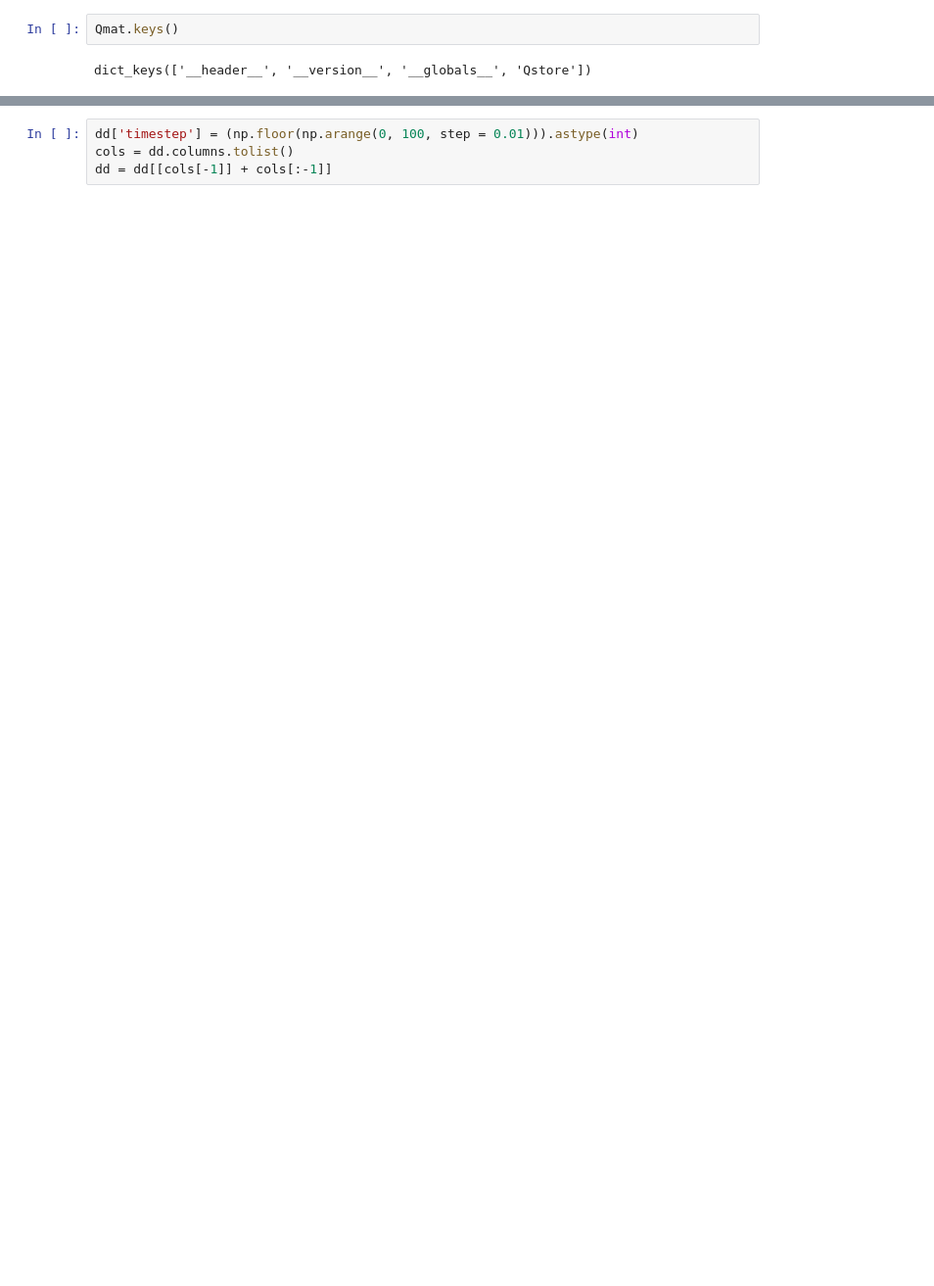
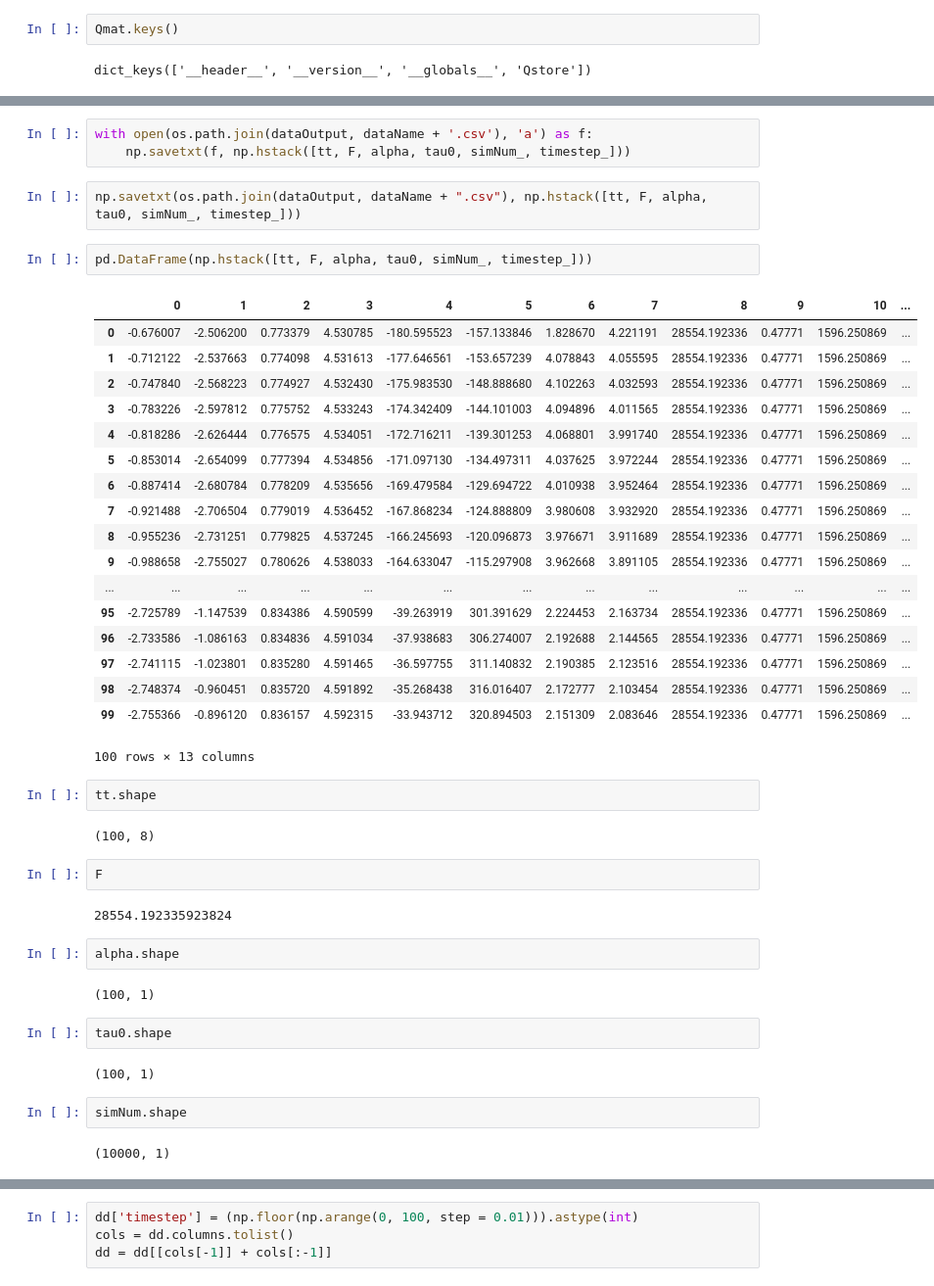
Before and after one commit to oliviatessa/MothMachineLearning, a Jupyter notebook: Train NN with large dataset.ipynb, the cells around one changed output, grey strips where cells are left out. Shown at 98% size. Saved outputs shown, nothing was run; the diff lists cells and outputs as text; blank space fills up the shorter version.

```diff
--- a/Train NN with large dataset.ipynb
+++ b/Train NN with large dataset.ipynb
@@ -49,0 +327,46 @@ print(dd.shape)
+# %%
+with open(os.path.join(dataOutput, dataName + '.csv'), 'a') as f:
+    np.savetxt(f, np.hstack([tt, F, alpha, tau0, simNum_, timestep_]))
+# %%
+np.savetxt(os.path.join(dataOutput, dataName + ".csv"), np.hstack([tt, F, alpha, tau0, simNum_, timestep_]))
+# %%
+pd.DataFrame(np.hstack([tt, F, alpha, tau0, simNum_, timestep_]))
+# %% [output]
+|  | 0 | 1 | 2 | 3 | 4 | 5 | 6 | 7 | 8 | 9 | 10 | ... |
+| 0 | -0.676007 | -2.506200 | 0.773379 | 4.530785 | -180.595523 | -157.133846 | 1.828670 | 4.221191 | 28554.192336 | 0.47771 | 1596.250869 | ... |
+| 1 | -0.712122 | -2.537663 | 0.774098 | 4.531613 | -177.646561 | -153.657239 | 4.078843 | 4.055595 | 28554.192336 | 0.47771 | 1596.250869 | ... |
+| 2 | -0.747840 | -2.568223 | 0.774927 | 4.532430 | -175.983530 | -148.888680 | 4.102263 | 4.032593 | 28554.192336 | 0.47771 | 1596.250869 | ... |
+| 3 | -0.783226 | -2.597812 | 0.775752 | 4.533243 | -174.342409 | -144.101003 | 4.094896 | 4.011565 | 28554.192336 | 0.47771 | 1596.250869 | ... |
+| 4 | -0.818286 | -2.626444 | 0.776575 | 4.534051 | -172.716211 | -139.301253 | 4.068801 | 3.991740 | 28554.192336 | 0.47771 | 1596.250869 | ... |
+| 5 | -0.853014 | -2.654099 | 0.777394 | 4.534856 | -171.097130 | -134.497311 | 4.037625 | 3.972244 | 28554.192336 | 0.47771 | 1596.250869 | ... |
+| 6 | -0.887414 | -2.680784 | 0.778209 | 4.535656 | -169.479584 | -129.694722 | 4.010938 | 3.952464 | 28554.192336 | 0.47771 | 1596.250869 | ... |
+| 7 | -0.921488 | -2.706504 | 0.779019 | 4.536452 | -167.868234 | -124.888809 | 3.980608 | 3.932920 | 28554.192336 | 0.47771 | 1596.250869 | ... |
+| 8 | -0.955236 | -2.731251 | 0.779825 | 4.537245 | -166.245693 | -120.096873 | 3.976671 | 3.911689 | 28554.192336 | 0.47771 | 1596.250869 | ... |
+| 9 | -0.988658 | -2.755027 | 0.780626 | 4.538033 | -164.633047 | -115.297908 | 3.962668 | 3.891105 | 28554.192336 | 0.47771 | 1596.250869 | ... |
+| ... | ... | ... | ... | ... | ... | ... | ... | ... | ... | ... | ... | ... |
+| 95 | -2.725789 | -1.147539 | 0.834386 | 4.590599 | -39.263919 | 301.391629 | 2.224453 | 2.163734 | 28554.192336 | 0.47771 | 1596.250869 | ... |
+| 96 | -2.733586 | -1.086163 | 0.834836 | 4.591034 | -37.938683 | 306.274007 | 2.192688 | 2.144565 | 28554.192336 | 0.47771 | 1596.250869 | ... |
+| 97 | -2.741115 | -1.023801 | 0.835280 | 4.591465 | -36.597755 | 311.140832 | 2.190385 | 2.123516 | 28554.192336 | 0.47771 | 1596.250869 | ... |
+| 98 | -2.748374 | -0.960451 | 0.835720 | 4.591892 | -35.268438 | 316.016407 | 2.172777 | 2.103454 | 28554.192336 | 0.47771 | 1596.250869 | ... |
+| 99 | -2.755366 | -0.896120 | 0.836157 | 4.592315 | -33.943712 | 320.894503 | 2.151309 | 2.083646 | 28554.192336 | 0.47771 | 1596.250869 | ... |
+100 rows × 13 columns
+# %%
+tt.shape
+# %% [output]
+(100, 8)
+# %%
+F
+# %% [output]
+28554.192335923824
+# %%
+alpha.shape
+# %% [output]
+(100, 1)
+# %%
+tau0.shape
+# %% [output]
+(100, 1)
+# %%
+simNum.shape
+# %% [output]
+(10000, 1)
```
Also changed, not shown: parts of 60 cells of this notebook, 2 other files.
